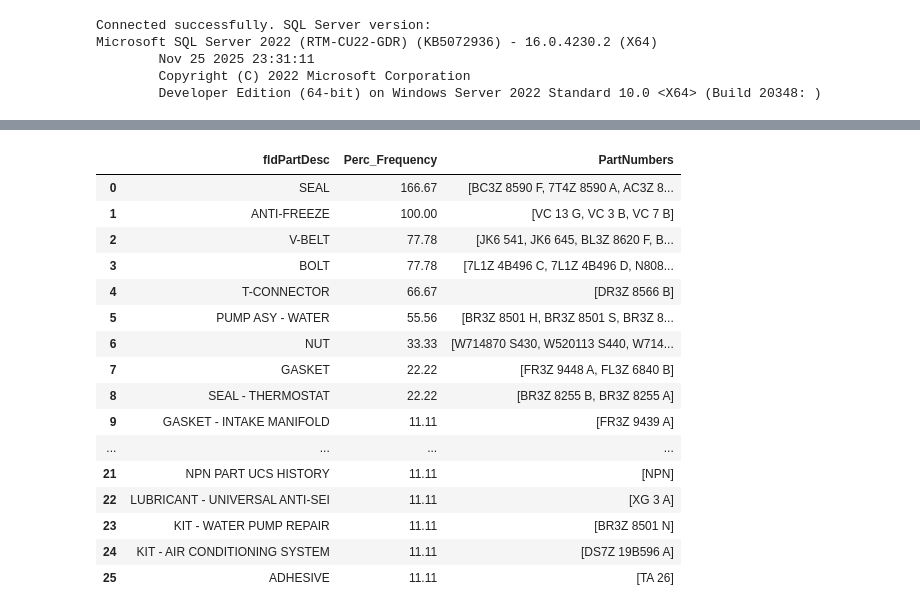
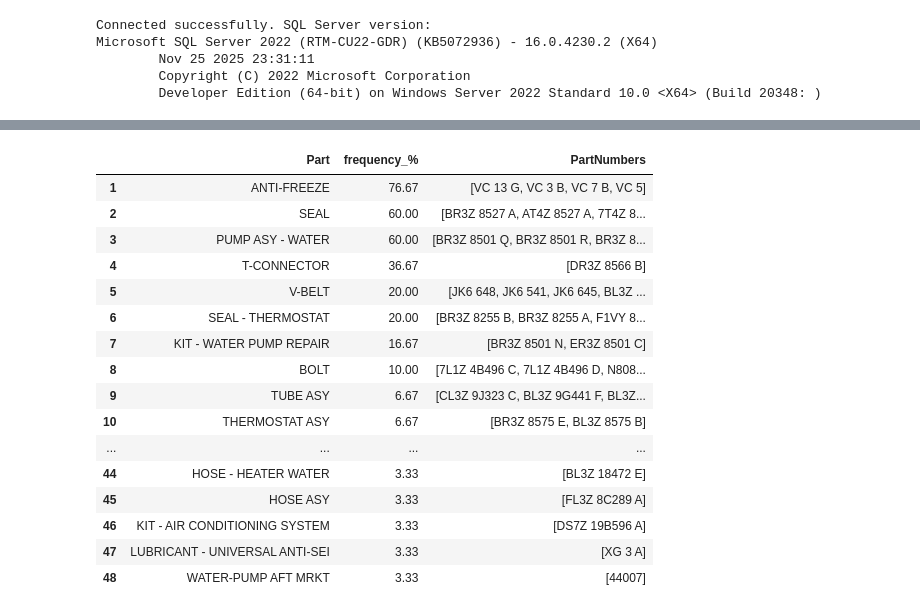
Before and after one commit to MeliPax/SPG, a Jupyter notebook: research/SPG_single_model_analysis.ipynb, the cells around one changed output, grey strips where cells are left out. Cells and saved outputs as stored; diff of their text form; code cells hidden in the pictures.

```diff
--- a/research/SPG_single_model_analysis.ipynb
+++ b/research/SPG_single_model_analysis.ipynb
@@ -703,9 +713,3 @@ all_opcode_df = get_all_op_codes(server_conn)
 
 RO_tbl, request_tbl, labourline_tbl, partslines_tbl = pull_data_by_server(server_conn)
 RO_tbl, request_tbl, labourline_tbl, partslines_tbl = clean_data(RO_tbl, request_tbl, labourline_tbl, partslines_tbl)
-# %%
-
-search_key_words = {
-    "site_130": ["Water Pump", ""],
-    "site_172": [""]
-}
@@ -812,13 +748,12 @@ def execute_model(request_tbl_df, search_key_words, labour_line_df, parts_line_d
     # requestLine_summary_df, parts_summary_df, labour_summary_df, filtered_parts_df = run_analysis(labour_line_df, parts_line_df, requests_filtered)
     filtered_parts_df = run_analysis(labour_line_df, parts_line_df, requests_filtered)
 
-
-    all_filtered_req_count = len(filtered_parts_df['fldRequestRef'].unique())
-
     # print(f"Parts % occurrence in a {key_wrd_172} job")
 
     # display(parts_summary_v1(parts_tbl_df = filtered_parts_df, total_req_count = all_filtered_req_count, similarity_threshold=similarity_threshold, ignore_words=ignore_words))
-    display(parts_summary(parts_tbl_df = filtered_parts_df, total_req_count = all_filtered_req_count))
+    display(parts_summary(parts_tbl_df = filtered_parts_df))
+
+    print(f"Done executing model ")
 # %% [markdown]
 Illustration for Site 172
 # %%
@@ -849,6 +784,49 @@ RO_tbl_db_130, request_tbl_db_130, labourline_tbl_db_130, partslines_tbl_db_130
 # search_key_words_water_pump_172 = [["water", "pump"], ["replace", "change", "Replacing", "leak"]]
 search_key_words_water_pump_172 = [["water", "pump"], []]
 
+print("Water pump - Site 172")
+resutlts_water_pump_site_172 = execute_model(request_tbl_db_172, search_key_words_water_pump_172, labourline_tbl_db_172, partslines_tbl_db_172, similarity_threshold=0.7, ignore_words=[" - ", "kit", "ASY", "Rep"])
 
-execute_model(request_tbl_db_172, search_key_words_water_pump_172, labourline_tbl_db_172, partslines_tbl_db_172, similarity_threshold=0.7, ignore_words=[" - ", "kit", "ASY", "Rep"])
+# Repair 1: Water pump replace - Site 130
+
+# search_key_words_water_pump_130 = [["water", "pump"], ["replace", "change", "Replacing", "leak"]]
+search_key_words_water_pump_130 = [["water", "pump"], []]
+print("Water pump - Site 130")
+resutlts_water_pump_site_130 = execute_model(request_tbl_db_130, search_key_words_water_pump_130, labourline_tbl_db_130, partslines_tbl_db_130, similarity_threshold= 0.6, ignore_words=[" - ", "kit", "ASY", "Rep"])
+
+
+# Repair 2 : Catalytic Converter Replace - Site 172
+
+search_key_words_catalytic_replace_172 = [["Catalytic Converter"], []]
+# filter_rows_by_keywords(request_tbl_db_172, "fldDescription", search_key_words_battery_replace_172, False)
+
+print("Catalytic Converter - Site 172")
+resutlts_Catalytic_Converter_site_172 = execute_model(request_tbl_df= request_tbl_db_172, search_key_words= search_key_words_catalytic_replace_172, labour_line_df= labourline_tbl_db_172, parts_line_df= partslines_tbl_db_172, similarity_threshold=0.7, ignore_words=[" - "])
+
+
+# Repair 2 : Catalytic Converter Replace - Site 130
+
+search_key_words_catalytic_replace_130 = [["Catalytic Converter"], []]
+# filter_rows_by_keywords(request_tbl_db_130, "fldDescription", search_key_words_battery_replace_130, False)
+
+print("Catalytic Converter - Site 130")
+resutlts_Catalytic_Converter_site_130 = execute_model(request_tbl_df= request_tbl_db_130, search_key_words= search_key_words_catalytic_replace_130, labour_line_df= labourline_tbl_db_130, parts_line_df= partslines_tbl_db_130, similarity_threshold=0.7, ignore_words=[" - "])
+
+
+
+# Repair 3 : Power Steering - Site 172
+
+# search_key_words_catalytic_replace_172 = [["Power steering"], ["replace", "change"]]
+search_key_words_catalytic_replace_172 = [["Power steering"], []]
+print("Power Steering - Site 172")
+resutlts_Power_Steering_site_172 = execute_model(request_tbl_df = request_tbl_db_172, search_key_words = search_key_words_catalytic_replace_172, labour_line_df = labourline_tbl_db_172, parts_line_df = partslines_tbl_db_172, similarity_threshold=0.7, ignore_words=[" - "])
+
+
+
+# Repair 3 : Power Steering - Site 130
+
+# search_key_words_catalytic_replace_130 = [["Power steering"], ["replace", "change"]]
+search_key_words_catalytic_replace_130 = [["Power steering"], []]
+print("Power Steering - Site 130")
+resutlts_Power_Steering_site_130 = execute_model(request_tbl_df = request_tbl_db_130, search_key_words = search_key_words_catalytic_replace_130, labour_line_df = labourline_tbl_db_130, parts_line_df = partslines_tbl_db_130, similarity_threshold=0.7, ignore_words=[" - "])
 # %% [output]
@@ -857,17 +835,17 @@ Sample size: 13
-|  | fldPartDesc | Perc_Frequency | PartNumbers |
-| 0 | SEAL | 166.67 | [BC3Z 8590 F, 7T4Z 8590 A, AC3Z 8... |
-| 1 | ANTI-FREEZE | 100.00 | [VC 13 G, VC 3 B, VC 7 B] |
-| 2 | V-BELT | 77.78 | [JK6 541, JK6 645, BL3Z 8620 F, B... |
-| 3 | BOLT | 77.78 | [7L1Z 4B496 C, 7L1Z 4B496 D, N808... |
-| 4 | T-CONNECTOR | 66.67 | [DR3Z 8566 B] |
-| 5 | PUMP ASY - WATER | 55.56 | [BR3Z 8501 H, BR3Z 8501 S, BR3Z 8... |
-| 6 | NUT | 33.33 | [W714870 S430, W520113 S440, W714... |
-| 7 | GASKET | 22.22 | [FR3Z 9448 A, FL3Z 6840 B] |
-| 8 | SEAL - THERMOSTAT | 22.22 | [BR3Z 8255 B, BR3Z 8255 A] |
-| 9 | GASKET - INTAKE MANIFOLD | 11.11 | [FR3Z 9439 A] |
+|  | Part | frequency_% | PartNumbers |
+| 1 | ANTI-FREEZE | 76.67 | [VC 13 G, VC 3 B, VC 7 B, VC 5] |
+| 2 | SEAL | 60.00 | [BR3Z 8527 A, AT4Z 8527 A, 7T4Z 8... |
+| 3 | PUMP ASY - WATER | 60.00 | [BR3Z 8501 Q, BR3Z 8501 R, BR3Z 8... |
+| 4 | T-CONNECTOR | 36.67 | [DR3Z 8566 B] |
+| 5 | V-BELT | 20.00 | [JK6 648, JK6 541, JK6 645, BL3Z ... |
+| 6 | SEAL - THERMOSTAT | 20.00 | [BR3Z 8255 B, BR3Z 8255 A, F1VY 8... |
+| 7 | KIT - WATER PUMP REPAIR | 16.67 | [BR3Z 8501 N, ER3Z 8501 C] |
+| 8 | BOLT | 10.00 | [7L1Z 4B496 C, 7L1Z 4B496 D, N808... |
+| 9 | TUBE ASY | 6.67 | [CL3Z 9J323 C, BL3Z 9G441 F, BL3Z... |
+| 10 | THERMOSTAT ASY | 6.67 | [BR3Z 8575 E, BL3Z 8575 B] |
 | ... | ... | ... | ... |
-| 21 | NPN PART UCS HISTORY | 11.11 | [NPN] |
-| 22 | LUBRICANT - UNIVERSAL ANTI-SEI | 11.11 | [XG 3 A] |
-| 23 | KIT - WATER PUMP REPAIR | 11.11 | [BR3Z 8501 N] |
-| 24 | KIT - AIR CONDITIONING SYSTEM | 11.11 | [DS7Z 19B596 A] |
-| 25 | ADHESIVE | 11.11 | [TA 26] |
+| 44 | HOSE - HEATER WATER | 3.33 | [BL3Z 18472 E] |
+| 45 | HOSE ASY | 3.33 | [FL3Z 8C289 A] |
+| 46 | KIT - AIR CONDITIONING SYSTEM | 3.33 | [DS7Z 19B596 A] |
+| 47 | LUBRICANT - UNIVERSAL ANTI-SEI | 3.33 | [XG 3 A] |
+| 48 | WATER-PUMP AFT MRKT | 3.33 | [44007] |
```
Also changed, not shown: parts of 29 cells of this notebook.
